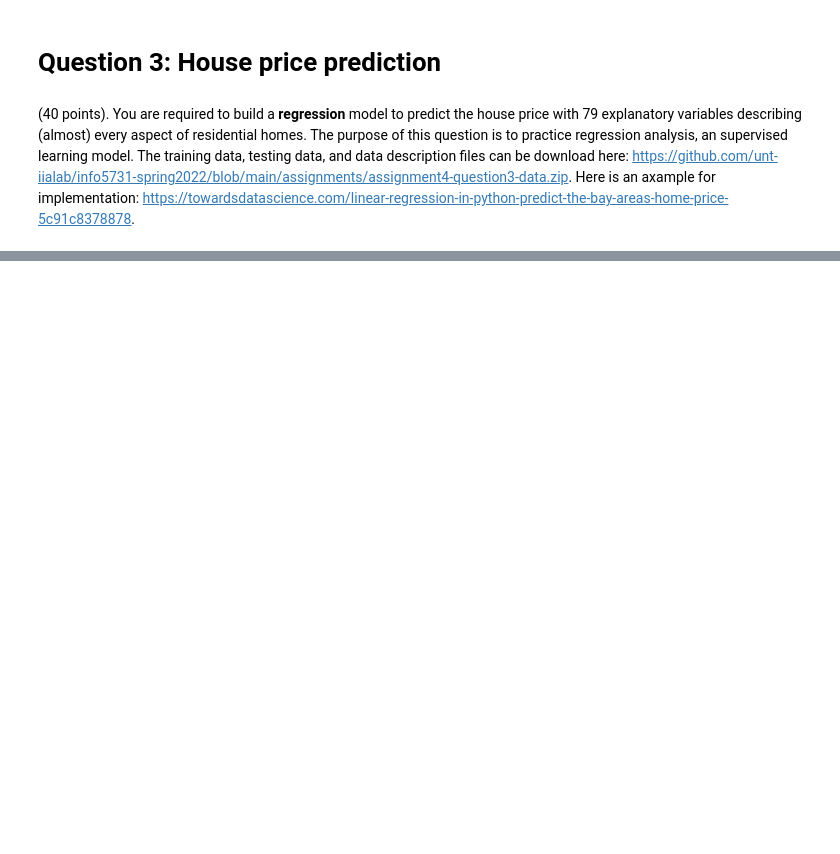
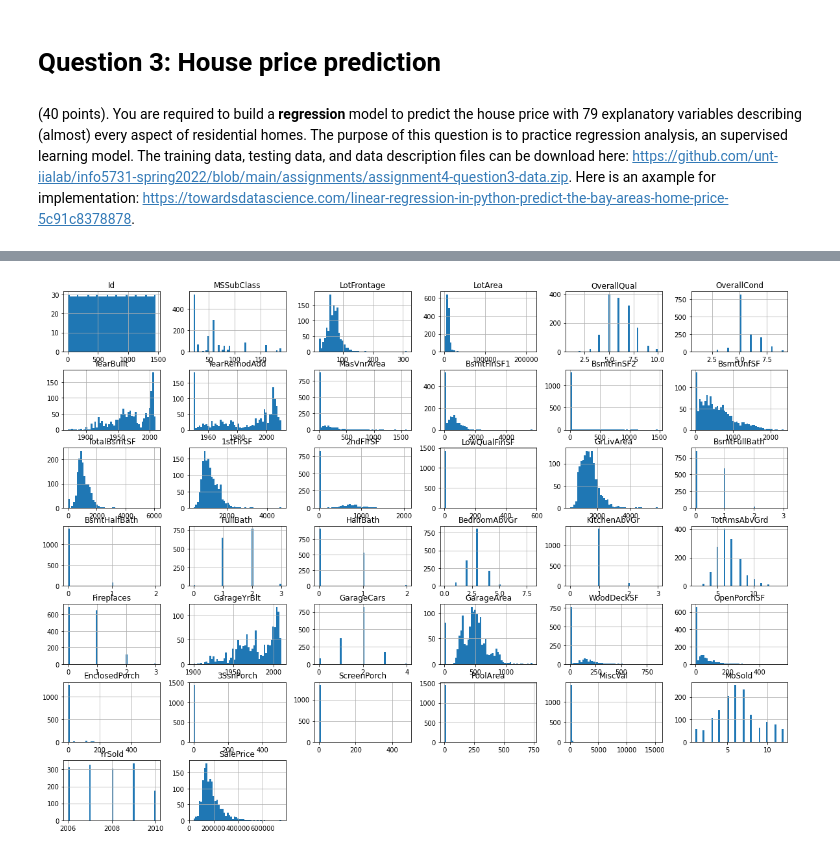
Before and after one commit to anveshveeramalla/Anvesh_INFO5731_SPRING2022, a Jupyter notebook: INFO5731_Assignment_Four_1.ipynb, the cells around one changed output, grey strips where cells are left out. Saved outputs shown, nothing was run; the diff lists cells and outputs as text; code cells hidden in the pictures; blank space fills up the shorter version.

```diff
--- a/INFO5731_Assignment_Four_1.ipynb
+++ b/INFO5731_Assignment_Four_1.ipynb
@@ -101,0 +441,4 @@ FileNotFoundError: ignored
+# %%
+import pandas as pd
+test_df = pd.read_csv('/content/sample_data/test.csv')
+train_df = pd.read_csv('/content/sample_data/train.csv')
@@ -101,0 +495,8 @@ FileNotFoundError: ignored
+# %%
+%matplotlib inline
+import matplotlib.pyplot as plt
+train_df.hist(bins=50, figsize=(20,15))
+plt.savefig("attribute_histogram_plots")
+plt.show()
+# %% [output]
+[figure, added]
```
Also changed, not shown: parts of 50 cells of this notebook.
